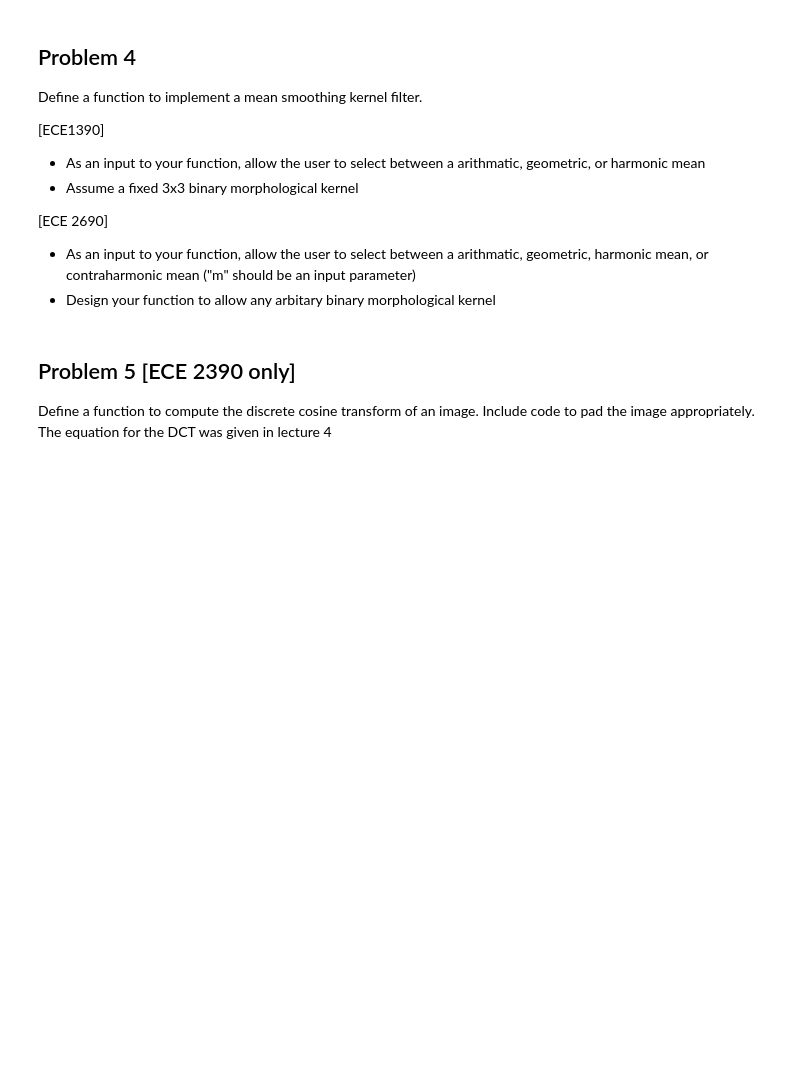
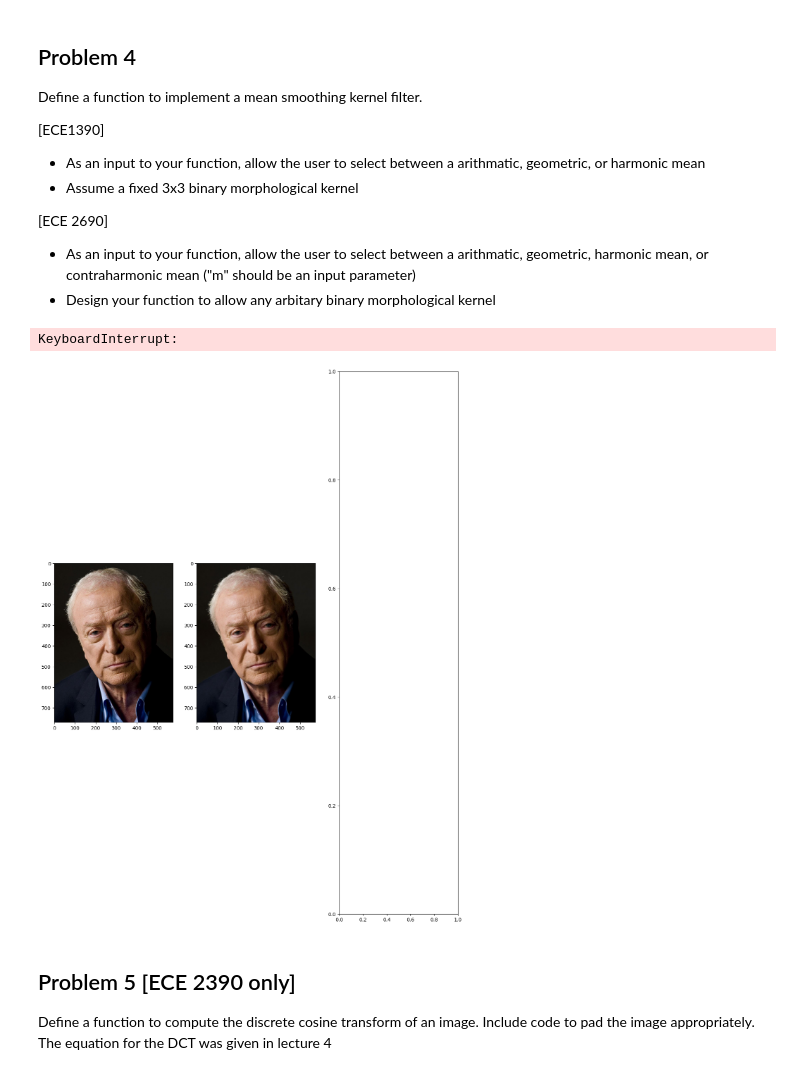
Before and after one commit to tdhorrell/Homework2, a Jupyter notebook: Homework2.ipynb, the cells around one changed output. Drawn from its saved outputs; the diff is of its cells as text; code cells hidden in the pictures; blank space fills up the shorter version.

```diff
--- a/Homework2.ipynb
+++ b/Homework2.ipynb
@@ -33,6 +147,56 @@ Define a function to implement a mean smoothing kernel filter.
 [ECE 2690]
 * As an input to your function, allow the user to select between a arithmatic, geometric, harmonic mean, or contraharmonic mean ("m" should be an input parameter)
 * Design your function to allow any arbitary binary morphological kernel
+# %%
+# function to implement smoothing kernel
+# arithmatic = 0, geometric = 1, harmonic = 2
+def mean_filter(original_image, m):
+    # copy image and get shape
+    output_image = original_image.copy()
+    row = original_image.shape[0]
+    column = original_image.shape[1]
+
+    # hold filter values
+    value_list = np.zeros(9)
+
+    # loop through all pixels
+    for r in range(1, row-1):
+        for c in range(1, column-1):
+            for val in range(3):
+
+                # store pixel color intensities in all spots around image
+                value_list[0] = (original_image[r-1, c-1, val])
+                value_list[1] = (original_image[r,   c-1, val])
+                value_list[2] = (original_image[r+1, c-1, val])
+                value_list[3] = (original_image[r-1, c,   val])
+                value_list[4] = (original_image[r,   c,   val])
+                value_list[5] = (original_image[r+1, c,   val])
+                value_list[6] = (original_image[r-1, c+1, val])
+                value_list[7] = (original_image[r,   c+1, val])
+                value_list[8] = (original_image[r+1, c+1, val])
+
+                # find mean value and replace in output image
+                if(m == 0):
+                    mean_value = np.mean(value_list)
+                if(m == 1):
+                    mean_value = np.power(np.prod(value_list), 1/len(value_list))
+                if(m == 2):
+                    mean_value = len(value_list) / sum([1 / ele for ele in value_list])
+                output_image[r, c, val] = mean_value
+
+    return output_image
+
+# could be made faster by storing color values themselves in value list making it 3x3x3 and calculating means that way
+# plot images
+plt.figure(figsize=(20,20))
+plt.subplot(141), plt.imshow(caine_rgb)
+plt.subplot(142), plt.imshow(mean_filter(caine_rgb, 0))
+plt.subplot(143), plt.imshow(mean_filter(caine_rgb, 1))
+plt.subplot(144), plt.imshow(mean_filter(caine_rgb, 2))
+plt.show()
+# %% [output]
+KeyboardInterrupt:
+[figure, added]
 # %% [markdown]
 ## Problem 5 [ECE 2390 only]
 Define a function to compute the discrete cosine transform of an image.  Include code to pad the image appropriately. The equation for the DCT was given in lecture 4
```
Also changed, not shown: parts of 9 cells of this notebook, 1 other file.
